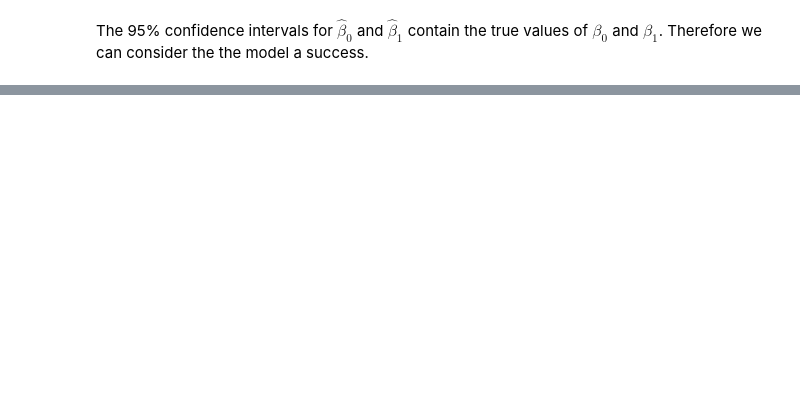
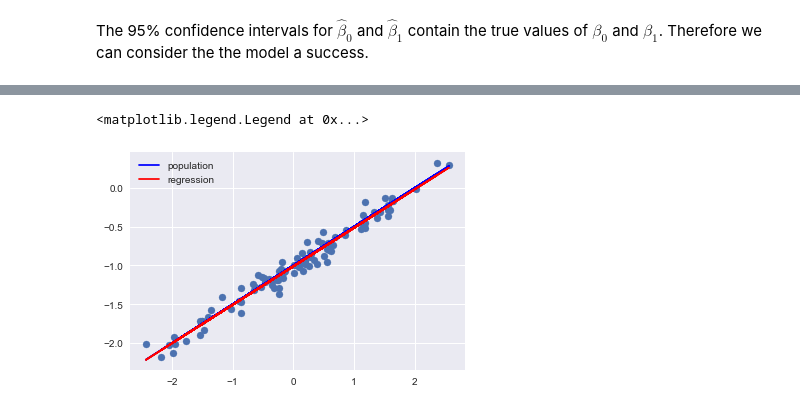
Before and after one commit to kjoshi/ISL, a Jupyter notebook: chapter3/3.7_Exercises.ipynb, the cells around one changed output, grey strips where cells are left out. Cells and saved outputs as stored; diff of their text form; code cells hidden in the pictures; blank space fills up the shorter version.

```diff
--- a/chapter3/3.7_Exercises.ipynb
+++ b/chapter3/3.7_Exercises.ipynb
@@ -803,0 +854,4 @@ The 95% confidence intervals for $\hat\beta_0$ and $\hat\beta_1$ contain the tru
+# %%
+X_low = sm.add_constant(x_low)
+res_low = sm.OLS(y_low, X_low).fit()
+res_low.summary()
@@ -803,0 +876,9 @@ The 95% confidence intervals for $\hat\beta_0$ and $\hat\beta_1$ contain the tru
+# %%
+plt.scatter(x_low, y_low)
+y_true_low = -1.0 + 0.5*x_low
+plt.plot(x_low, y_true_low, color='blue', label="population")
+plt.plot(x_low, res_low.fittedvalues, color='red', label="regression")
+plt.legend()
+# %% [output]
+<matplotlib.legend.Legend at 0x...>
+[figure, added]
```
Also changed, not shown: parts of 20 cells of this notebook.
